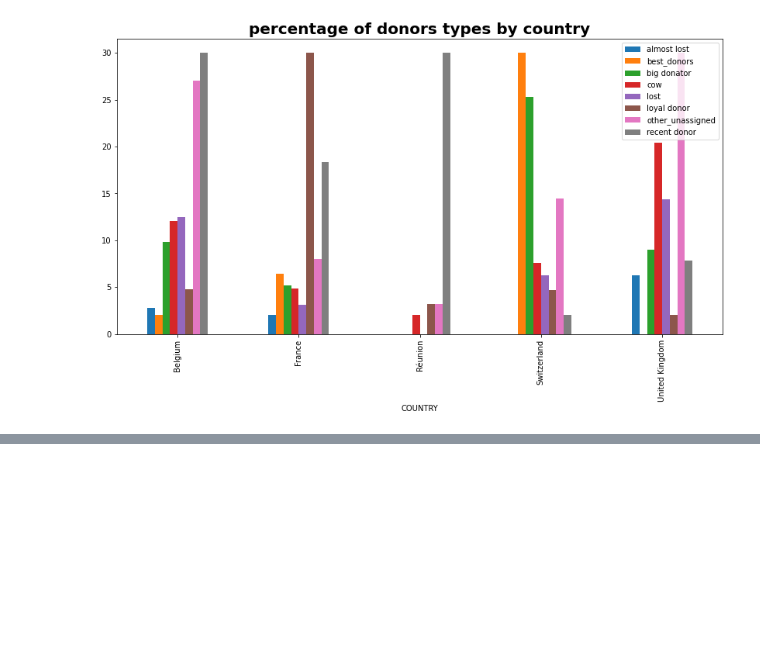
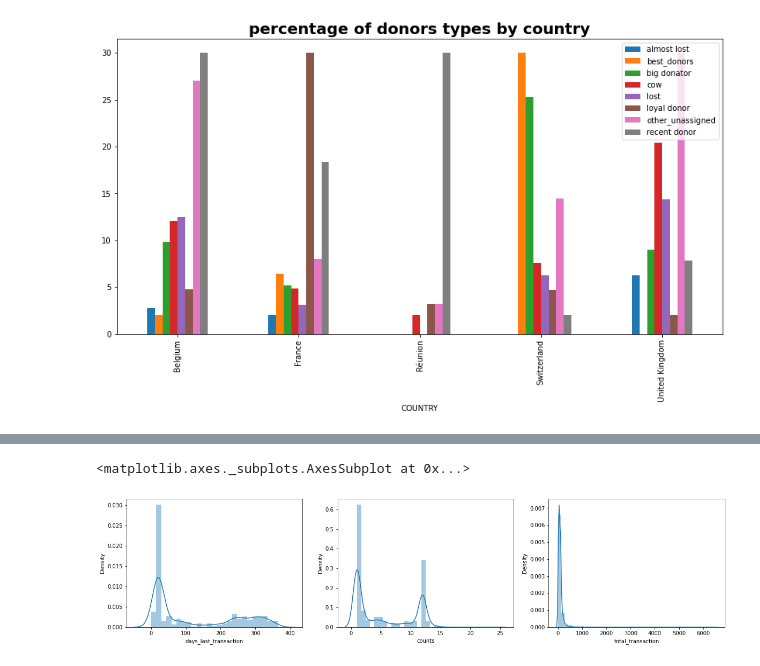
Before and after one commit to mnasini/ekimetrics-, a Jupyter notebook: ekimetrics.ipynb, the cells around one changed output, grey strips where cells are left out. Cells and saved outputs as stored; diff of their text form; code cells hidden in the pictures; blank space fills up the shorter version.

```diff
--- a/ekimetrics.ipynb
+++ b/ekimetrics.ipynb
@@ -1201,0 +1264,3 @@ Text(0.5, 1.0, 'percentage of donors types by country')
+# %%
+last_date2017=donors2017["Receipt date"].max()
+last_date2017
@@ -1201,0 +1269,2 @@ Text(0.5, 1.0, 'percentage of donors types by country')
+# %%
+days_last_transaction2017=donors2017.groupby(["contact ID"])["Receipt date"].apply(lambda x: last_date2017-x.max()).reset_index(name='days_last_transaction')
@@ -1201,0 +1287,2 @@ Text(0.5, 1.0, 'percentage of donors types by country')
+# %%
+days_last_transaction2017["days_last_transaction"]=days_last_transaction2017["days_last_transaction"].dt.days
@@ -1201,0 +1305,2 @@ Text(0.5, 1.0, 'percentage of donors types by country')
+# %%
+matrix2017=frequencies2017.merge(amounts2017,how="inner",left_on="contact ID", right_on="contact ID").merge(days_last_transaction2017,how="inner",left_on="contact ID",right_on="contact ID")
@@ -1201,0 +1323,11 @@ Text(0.5, 1.0, 'percentage of donors types by country')
+# %%
+plt.figure(figsize=(20, 15))
+plt.subplot(3, 3, 1)
+sns.distplot(matrix2017['days_last_transaction'])
+plt.subplot(3, 3, 2)
+sns.distplot(matrix2017['counts'])
+plt.subplot(3, 3, 3)
+sns.distplot(matrix2017['total_transaction'])
+# %% [output]
+<matplotlib.axes._subplots.AxesSubplot at 0x...>
+[figure, added]
```
Also changed, not shown: parts of 49 cells of this notebook.
